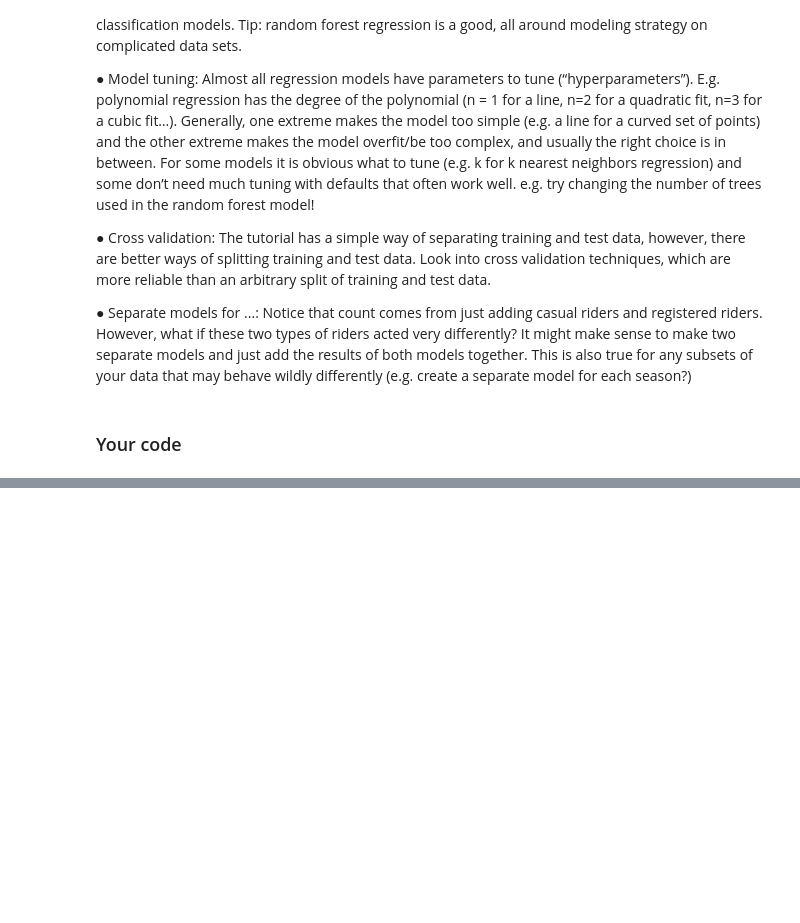
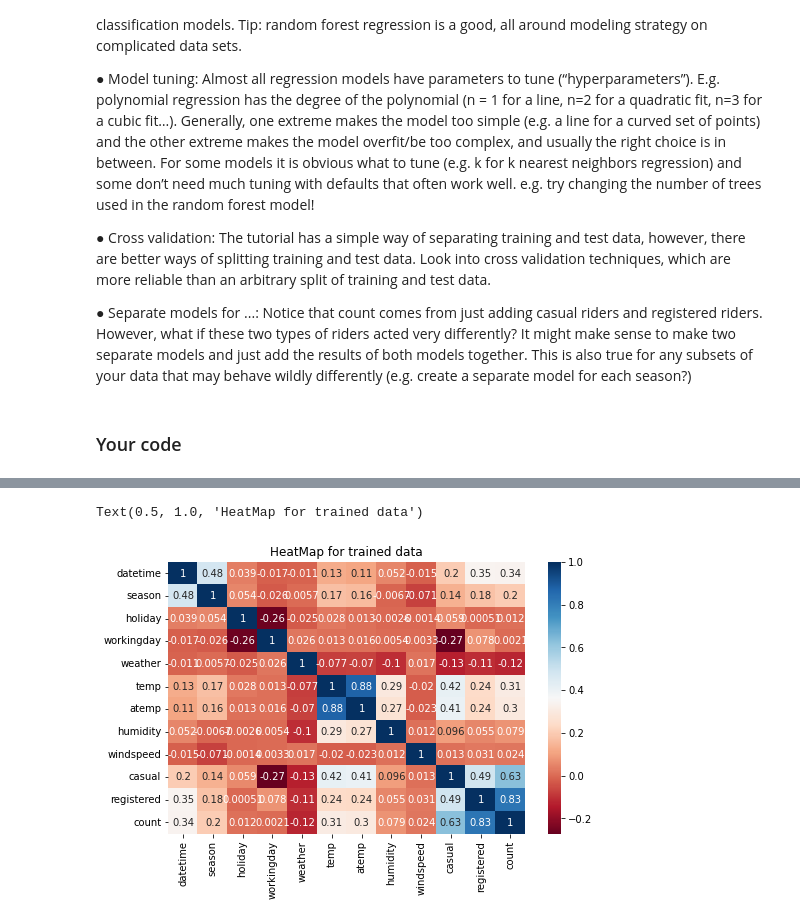
Before and after one commit to nishanth0233/INFO-5502, a Jupyter notebook: lab_assignment_06.ipynb, the cells around one changed output, grey strips where cells are left out. Cells and saved outputs as stored; diff of their text form; code cells hidden in the pictures; blank space fills up the shorter version.

```diff
--- a/lab_assignment_06.ipynb
+++ b/lab_assignment_06.ipynb
@@ -86,0 +101,10 @@ Your predictions should be compared to the ground truth information (sample_pred
+# %%
+import pyforest
+
+#defining trained data from source
+trained = pd.read_csv('https://raw.githubusercontent.com/unt-iialab/info5502-spring2022/main/datasets/lab_assignment_06/train_luc.csv')
+#defining test data from source
+test = pd.read_csv('https://raw.githubusercontent.com/unt-iialab/info5502-spring2022/main/datasets/lab_assignment_06/test_luc.csv')
+
+#trained data null values
+trained.isnull().sum()
@@ -86,0 +177,8 @@ Your predictions should be compared to the ground truth information (sample_pred
+# %%
+import seaborn as sns
+from importlib import reload
+df = trained.apply(lambda x:x.factorize()[0]).corr()
+plt.figure(figsize=(8,5))
+sns.heatmap(df, annot = True, cmap="RdBu")
+plt.title("HeatMap for trained data")
+# %% [output]
@@ -86,0 +187,2 @@ Your predictions should be compared to the ground truth information (sample_pred
+Text(0.5, 1.0, 'HeatMap for trained data')
+[figure, added]
```
Also changed, not shown: parts of 11 cells of this notebook.
